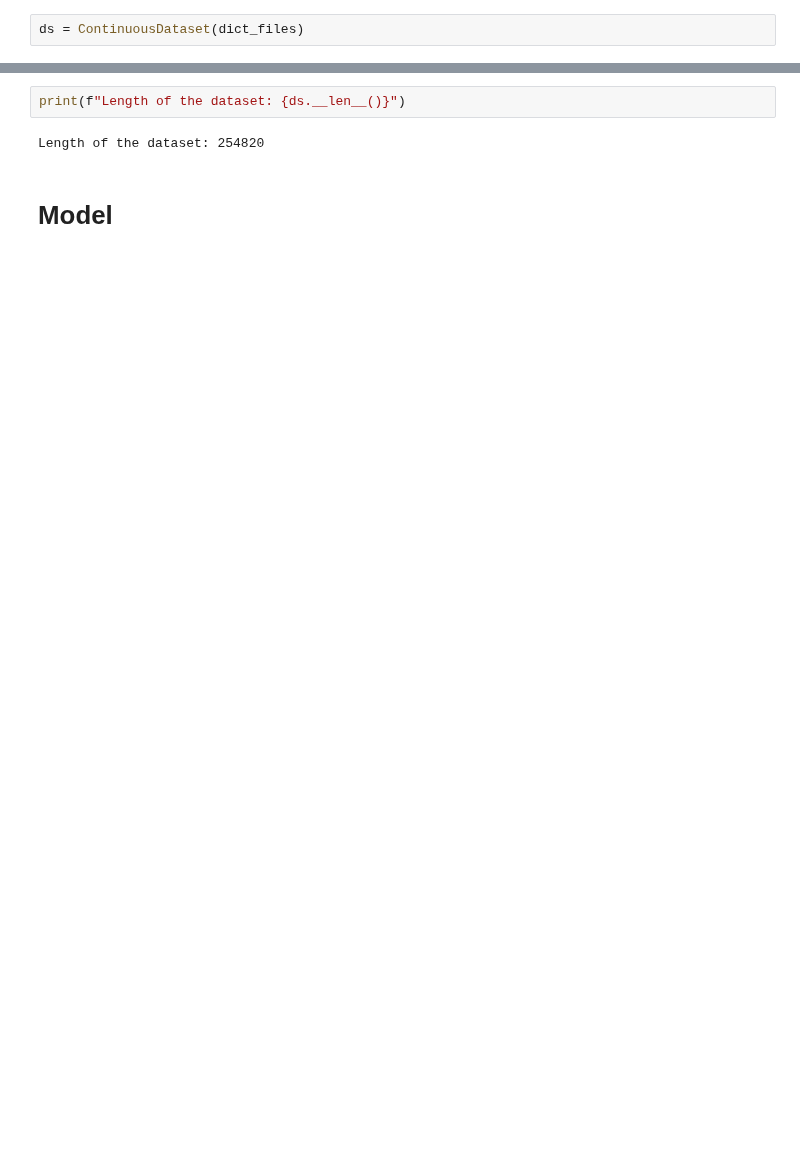
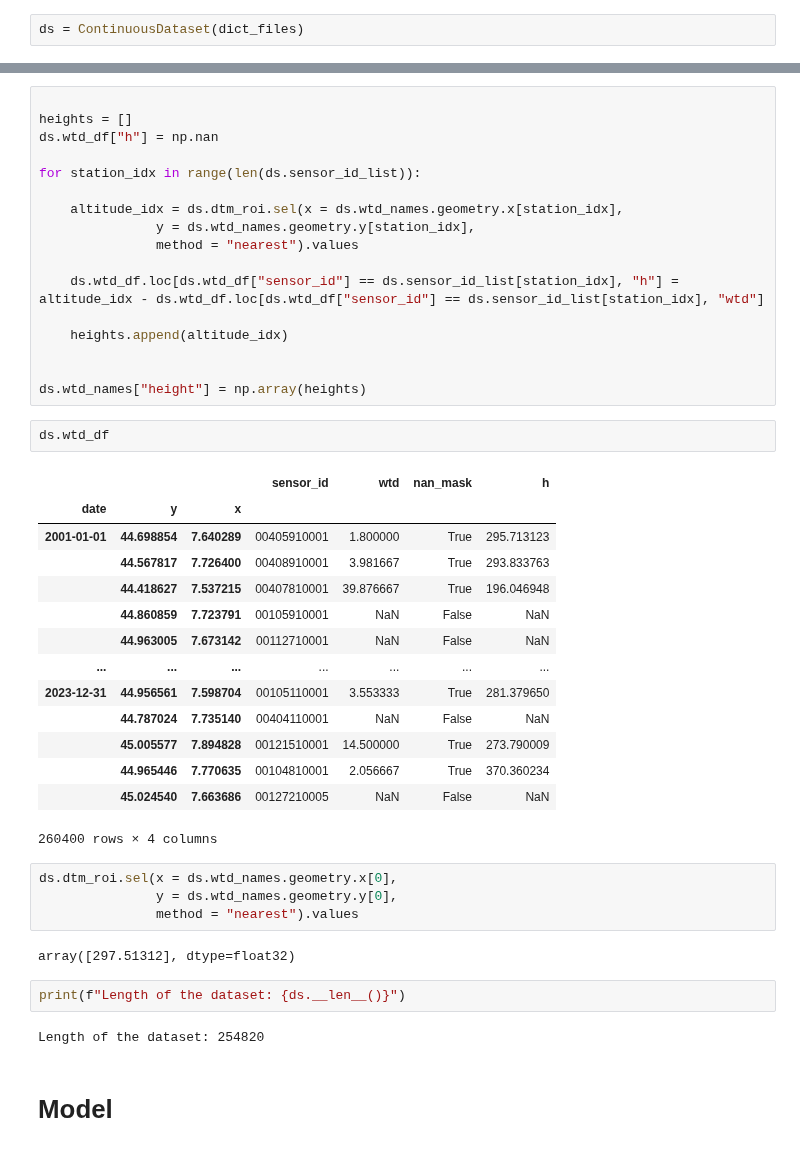
Before and after one commit to Matteo-Salis/physics-guided-gwl, a Jupyter notebook: src/notebooks/meteo_wtd_loader_continuous.ipynb, the cells around one changed output, grey strips where cells are left out. Drawn from its saved outputs; the diff is of its cells as text; blank space fills up the shorter version.

```diff
--- a/src/notebooks/meteo_wtd_loader_continuous.ipynb
+++ b/src/notebooks/meteo_wtd_loader_continuous.ipynb
@@ -259,3 +87,43 @@ ds = ContinuousDataset(dict_files)
+# %%
+
+heights = []
+ds.wtd_df["h"] = np.nan
+
+for station_idx in range(len(ds.sensor_id_list)):
+
+    altitude_idx = ds.dtm_roi.sel(x = ds.wtd_names.geometry.x[station_idx],
+               y = ds.wtd_names.geometry.y[station_idx],
+               method = "nearest").values
+
+    ds.wtd_df.loc[ds.wtd_df["sensor_id"] == ds.sensor_id_list[station_idx], "h"] = altitude_idx - ds.wtd_df.loc[ds.wtd_df["sensor_id"] == ds.sensor_id_list[station_idx], "wtd"]
+
+    heights.append(altitude_idx)
+
+
+ds.wtd_names["height"] = np.array(heights)
+# %%
+ds.wtd_df
+# %% [output]
+|  |  |  | sensor_id | wtd | nan_mask | h |
+| date | y | x |  |  |  |  |
+| 2001-01-01 | 44.698854 | 7.640289 | 00405910001 | 1.800000 | True | 295.713123 |
+|  | 44.567817 | 7.726400 | 00408910001 | 3.981667 | True | 293.833763 |
+|  | 44.418627 | 7.537215 | 00407810001 | 39.876667 | True | 196.046948 |
+|  | 44.860859 | 7.723791 | 00105910001 | NaN | False | NaN |
+|  | 44.963005 | 7.673142 | 00112710001 | NaN | False | NaN |
+| ... | ... | ... | ... | ... | ... | ... |
+| 2023-12-31 | 44.956561 | 7.598704 | 00105110001 | 3.553333 | True | 281.379650 |
+|  | 44.787024 | 7.735140 | 00404110001 | NaN | False | NaN |
+|  | 45.005577 | 7.894828 | 00121510001 | 14.500000 | True | 273.790009 |
+|  | 44.965446 | 7.770635 | 00104810001 | 2.056667 | True | 370.360234 |
+|  | 45.024540 | 7.663686 | 00127210005 | NaN | False | NaN |
+260400 rows × 4 columns
+# %%
+ds.dtm_roi.sel(x = ds.wtd_names.geometry.x[0],
+               y = ds.wtd_names.geometry.y[0],
+               method = "nearest").values
+# %% [output]
+array([297.51312], dtype=float32)
 # %%
 print(f"Length of the dataset: {ds.__len__()}")
 # %% [output]
```
Also changed, not shown: parts of 24 cells of this notebook, 3 other files.
